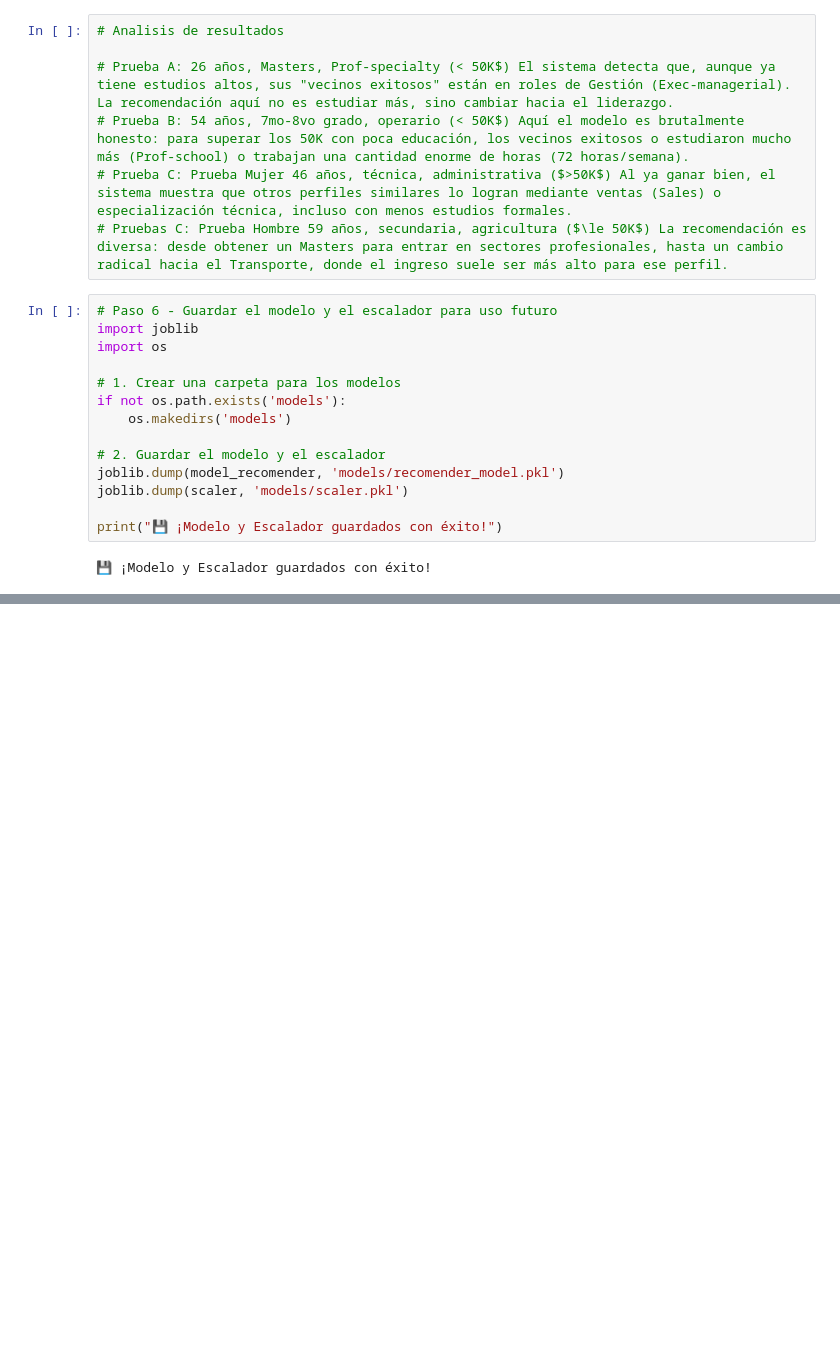
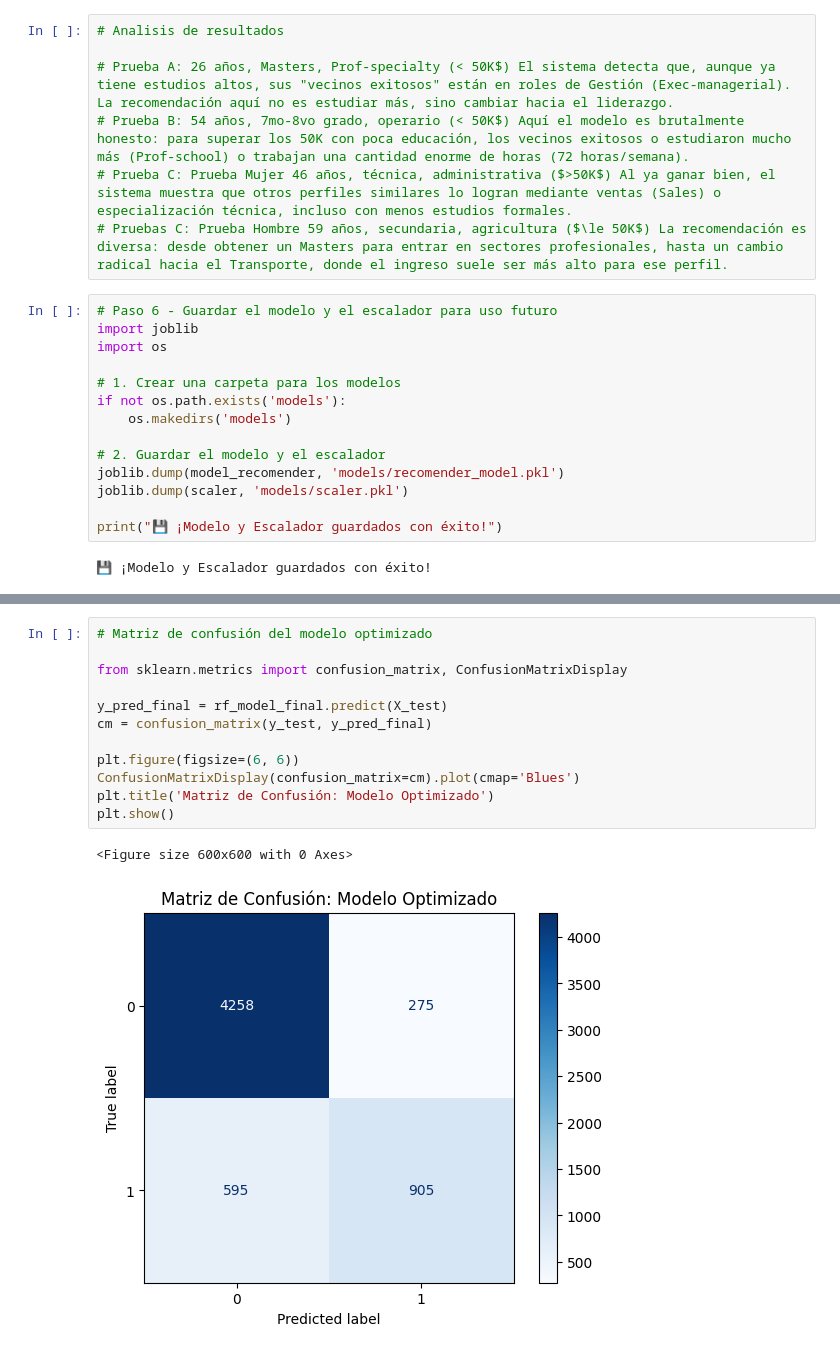
Before and after one commit to paolatorresr90-create/Sistemas-de-Recomendaci-n-, a Jupyter notebook: src/explore.ipynb, the cells around one changed output, grey strips where cells are left out. Drawn from its saved outputs; the diff is of its cells as text; blank space fills up the shorter version.

```diff
--- a/src/explore.ipynb
+++ b/src/explore.ipynb
@@ -252,0 +368,15 @@ print("💾 ¡Modelo y Escalador guardados con éxito!")
+# %%
+# Matriz de confusión del modelo optimizado
+
+from sklearn.metrics import confusion_matrix, ConfusionMatrixDisplay
+
+y_pred_final = rf_model_final.predict(X_test)
+cm = confusion_matrix(y_test, y_pred_final)
+
+plt.figure(figsize=(6, 6))
+ConfusionMatrixDisplay(confusion_matrix=cm).plot(cmap='Blues')
+plt.title('Matriz de Confusión: Modelo Optimizado')
+plt.show()
+# %% [output]
+<Figure size 600x600 with 0 Axes>
+[figure, added]
```
Also changed, not shown: parts of 13 cells of this notebook, 6 other files.
